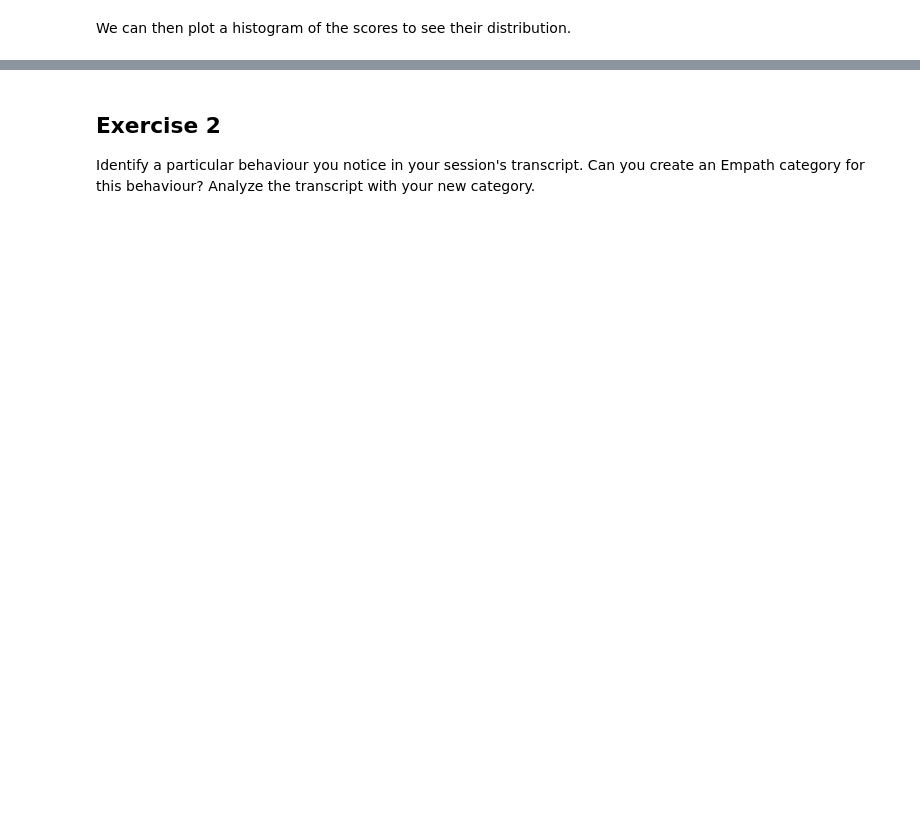
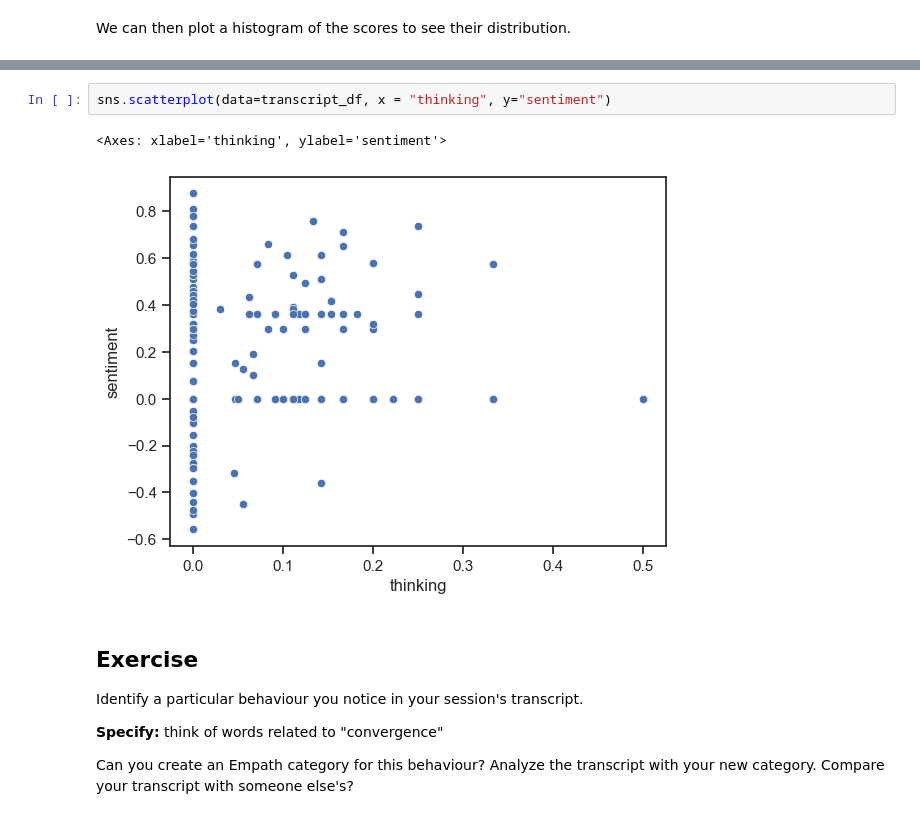
Before and after one commit to senthilchandrasegaran/id5138-comptext, a Jupyter notebook: 03-dictionary-based-approach.ipynb, the cells around one changed output, grey strips where cells are left out. Cells and saved outputs as stored; diff of their text form; blank space fills up the shorter version.

```diff
--- a/03-dictionary-based-approach.ipynb
+++ b/03-dictionary-based-approach.ipynb
@@ -126,4 +120,16 @@ What is the explanation for the anomalies? Use techniques covered so far to iden
+# %%
+sns.scatterplot(data=transcript_df, x = "thinking", y="sentiment")
+# %% [output]
+<Axes: xlabel='thinking', ylabel='sentiment'>
+[figure, added]
 # %% [markdown]
-## Exercise 2
+## Exercise
 
-Identify a particular behaviour you notice in your session's transcript. Can you create an Empath category for this behaviour? Analyze the transcript with your new category.
+Identify a particular behaviour you notice in your session's transcript.
+
+
+**Specify:** think of words related to "convergence"
+
+Can you create an Empath category for this behaviour?
+Analyze the transcript with your new category.
+Compare your transcript with someone else's?
```
Also changed, not shown: parts of 25 cells of this notebook, 6 other files.
